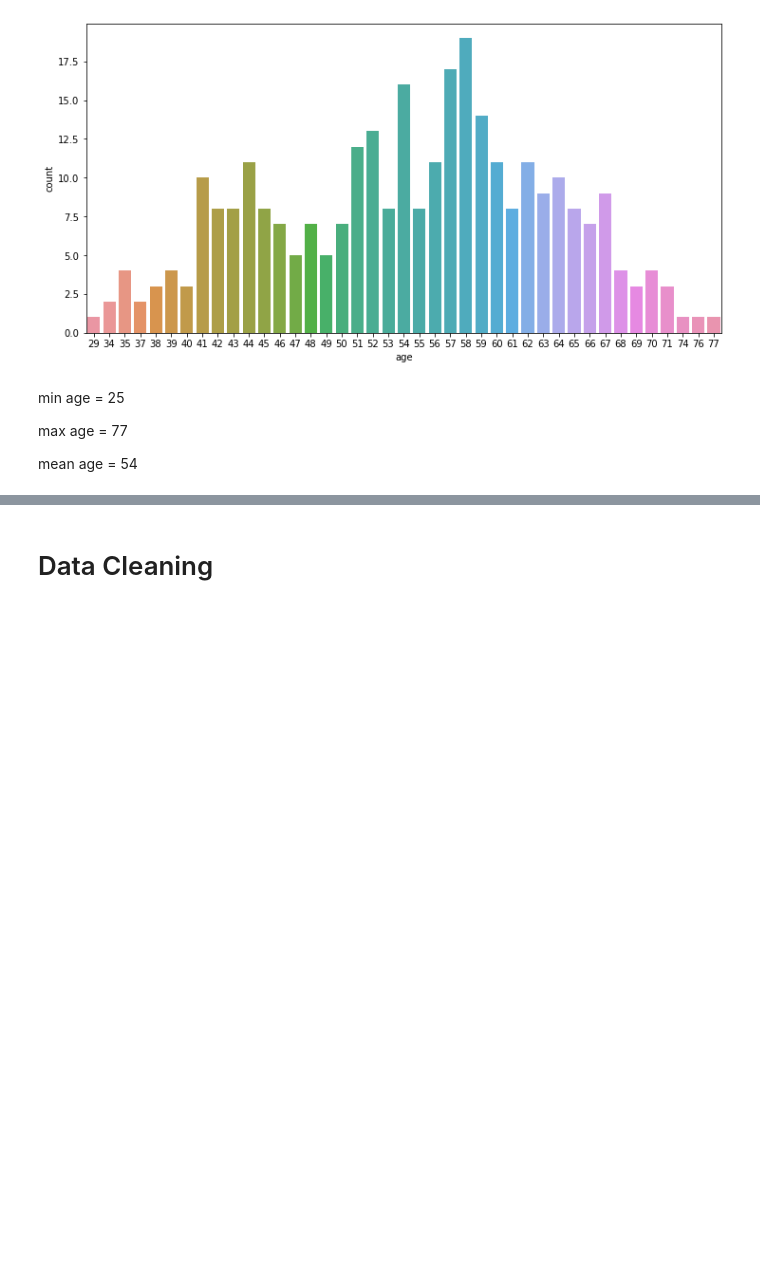
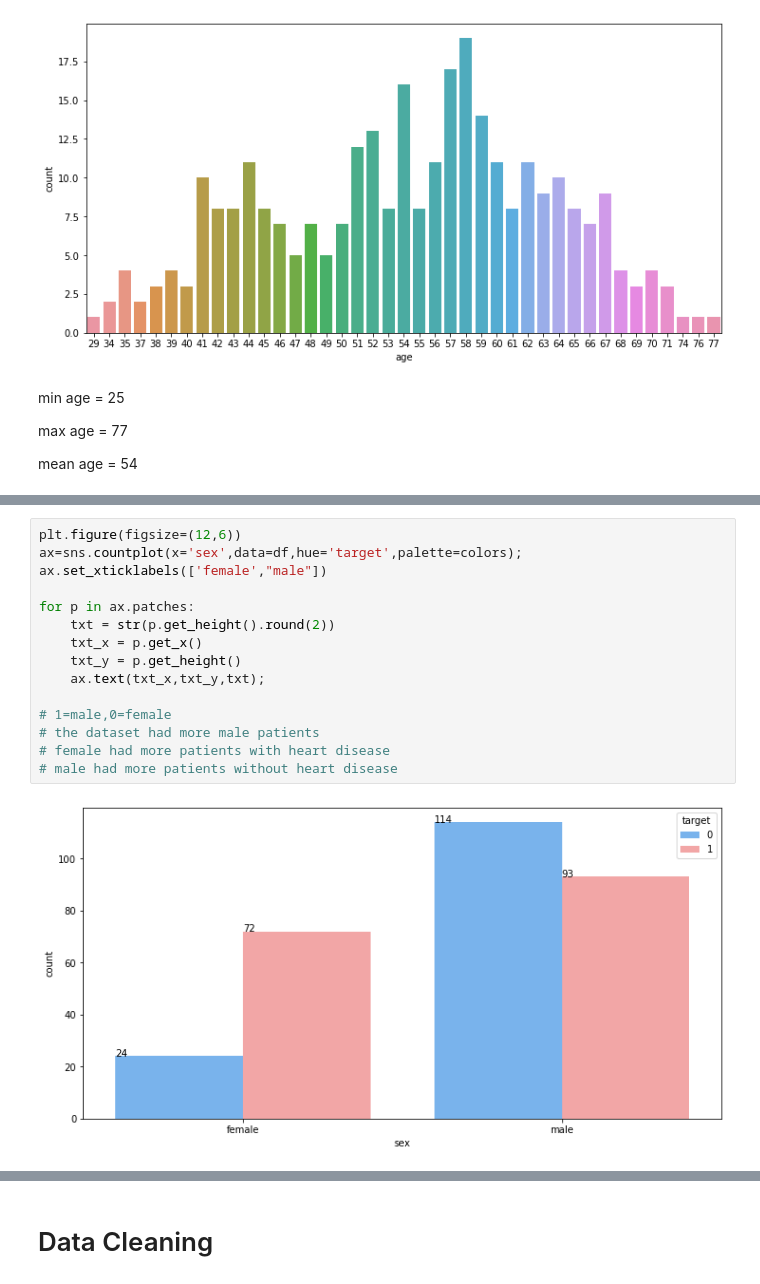
Before and after one commit to Edyzane/Avengers, a Jupyter notebook: Case Study 2 - Submission/Case Study 2 Heart Disease Prediction - Avengers.ipynb, the cells around one changed output, grey strips where cells are left out. Saved outputs shown, nothing was run; the diff lists cells and outputs as text; blank space fills up the shorter version.

```diff
--- a/Case Study 2 - Submission/Case Study 2 Heart Disease Prediction - Avengers.ipynb
+++ b/Case Study 2 - Submission/Case Study 2 Heart Disease Prediction - Avengers.ipynb
@@ -240,0 +168,17 @@ sns.pairplot(data=df_simp,hue='target');
+# %%
+plt.figure(figsize=(12,6))
+ax=sns.countplot(x='sex',data=df,hue='target',palette=colors);
+ax.set_xticklabels(['female',"male"])
+
+for p in ax.patches:
+    txt = str(p.get_height().round(2))
+    txt_x = p.get_x()
+    txt_y = p.get_height()
+    ax.text(txt_x,txt_y,txt);
+
+# 1=male,0=female
+# the dataset had more male patients
+# female had more patients with heart disease
+# male had more patients without heart disease
+# %% [output]
+[figure, added]
```
Also changed, not shown: parts of 53 cells of this notebook, 4 other files.
